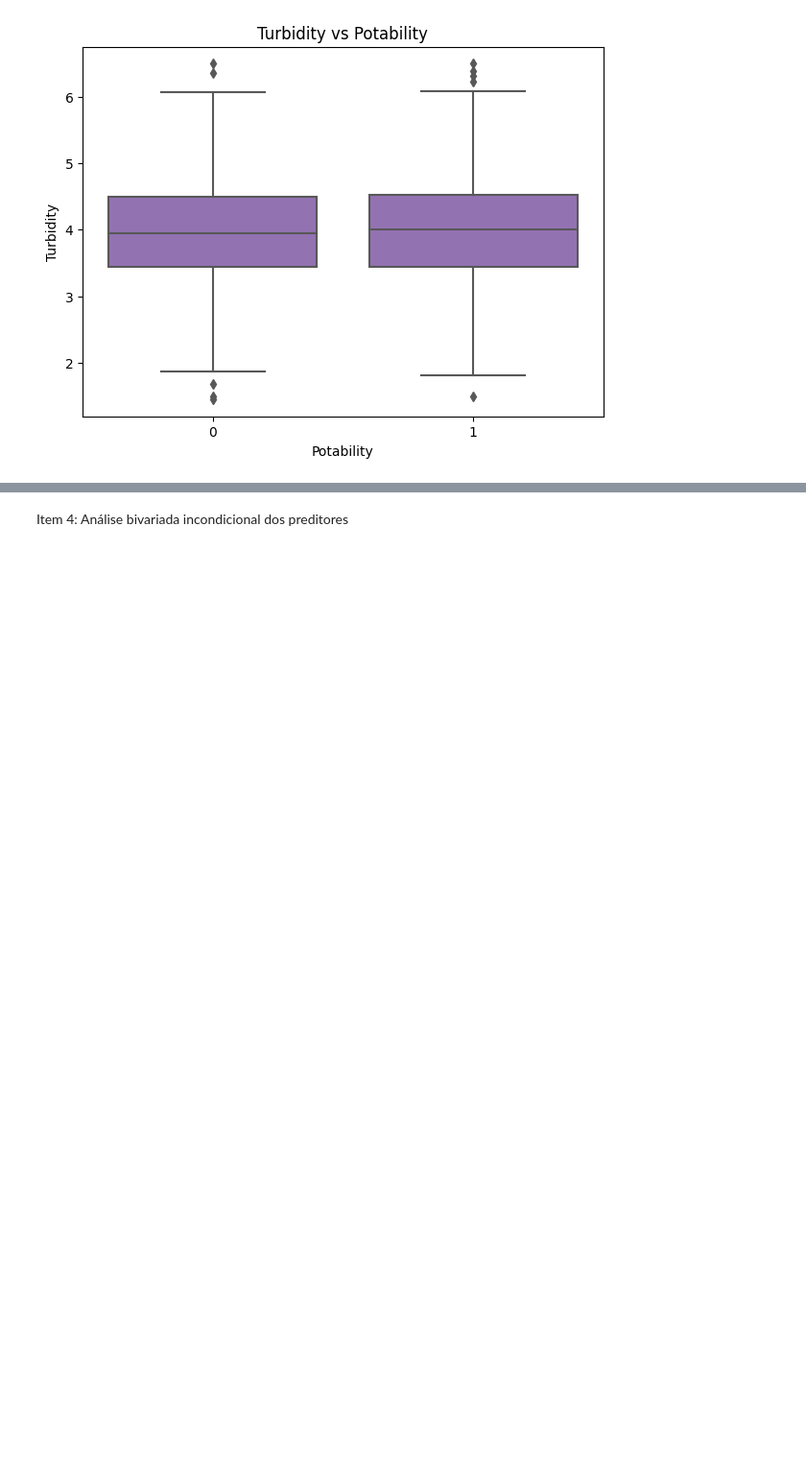
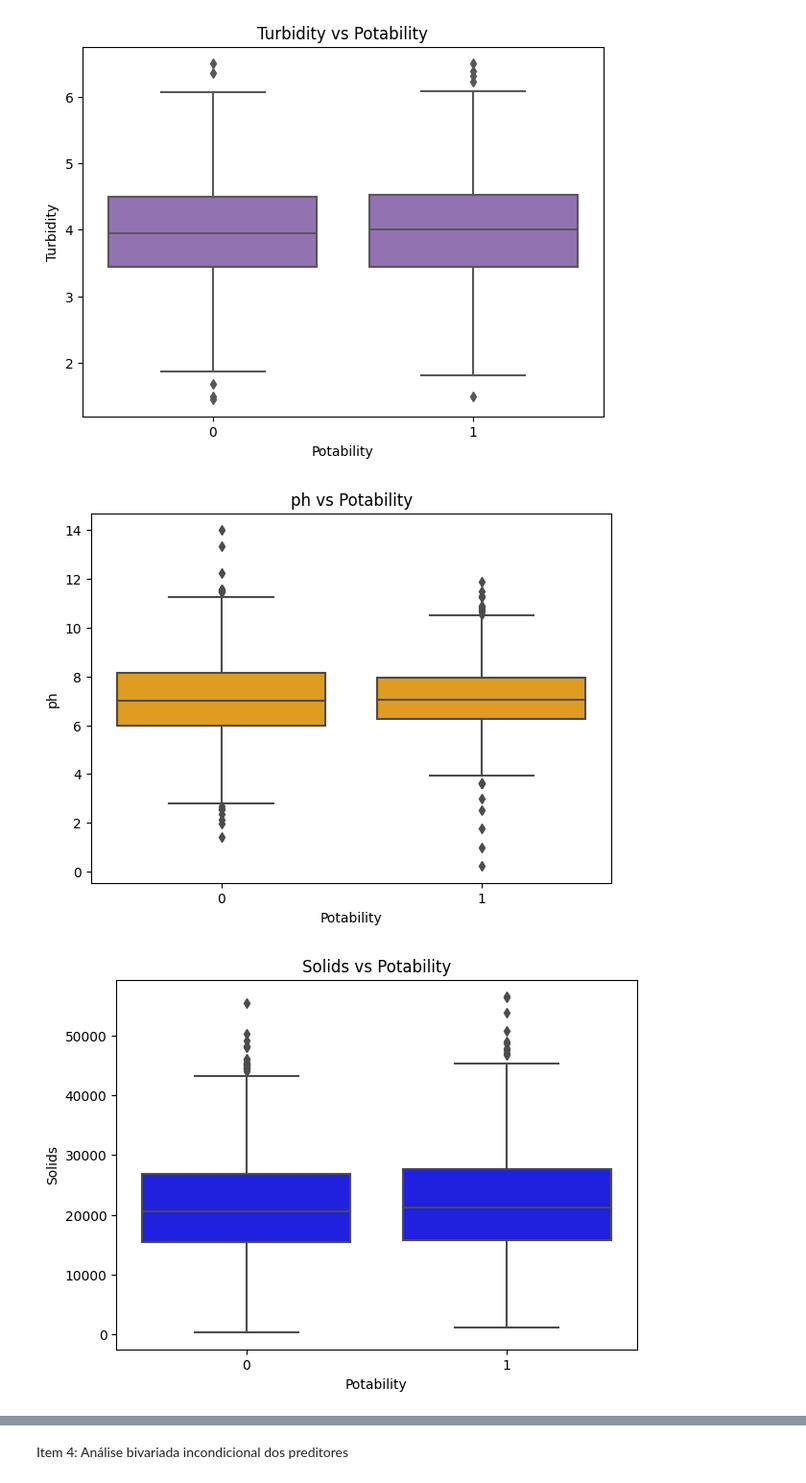
Before and after one commit to clarasalless/HW1-ICA, a Jupyter notebook: HW1.ipynb, the cells around one changed output, grey strips where cells are left out. Shown at 96% size. Drawn from its saved outputs; the diff is of its cells as text; code cells hidden in the pictures; blank space fills up the shorter version.

```diff
--- a/HW1.ipynb
+++ b/HW1.ipynb
@@ -149,3 +152,16 @@ for i in  range(len(columns)):
 [figure]
 [figure]
 [figure]
+# %%
+# boxplots de todos os preditores
+columns_plot = ['ph', 'Solids', 'Chloramines']
+colors= ['orange', 'blue', 'green']
+
+for i in  range(len(columns_plot)):
+    plt.figure(figsize=(7,5))
+    sns.boxplot(data=wp_new, x=wp_new["Potability"], y=wp_new[columns_plot[i]], color=colors[i])
+    plt.title(f"{columns_plot[i]} vs Potability")
+    plt.show()
+# %% [output]
+[figure, added]
+[figure, added]
```
Also changed, not shown: parts of 6 cells of this notebook, 3 other files.
